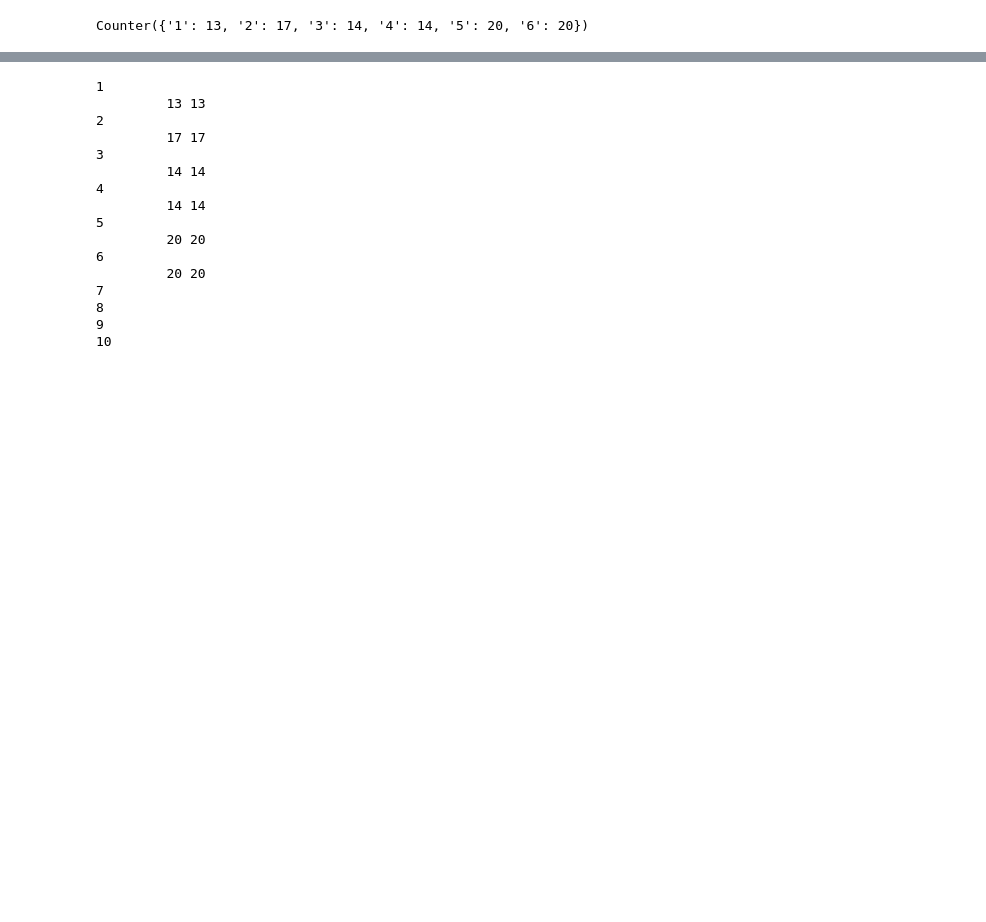
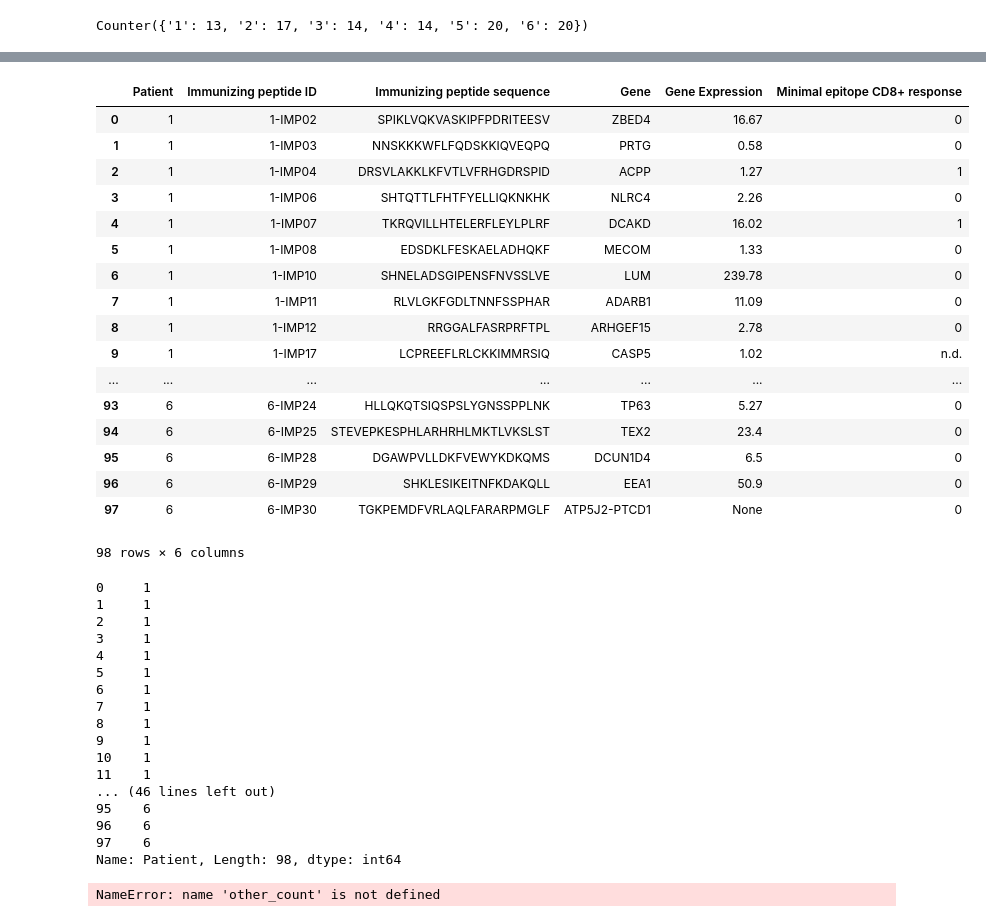
Before and after one commit to openvax/ott-wu-2017-data, a Jupyter notebook: Collect immunizing peptides from Supp 4.ipynb, the cells around one changed output, grey strips where cells are left out. Drawn from its saved outputs; the diff is of its cells as text; code cells hidden in the pictures; blank space fills up the shorter version.

```diff
--- a/Collect immunizing peptides from Supp 4.ipynb
+++ b/Collect immunizing peptides from Supp 4.ipynb
@@ -28,25 +101,46 @@ df_counts = pd.read_csv("Supplemental information 3.csv")
+# %%
+df_immunizing_peptides = pd.read_csv("immunizing-peptides.csv");
+df_immunizing_peptides
+# %% [output]
+|  | Patient | Immunizing peptide ID | Immunizing peptide sequence | Gene | Gene Expression | Minimal epitope CD8+ response |
+| 0 | 1 | 1-IMP02 | SPIKLVQKVASKIPFPDRITEESV | ZBED4 | 16.67 | 0 |
+| 1 | 1 | 1-IMP03 | NNSKKKWFLFQDSKKIQVEQPQ | PRTG | 0.58 | 0 |
+| 2 | 1 | 1-IMP04 | DRSVLAKKLKFVTLVFRHGDRSPID | ACPP | 1.27 | 1 |
+| 3 | 1 | 1-IMP06 | SHTQTTLFHTFYELLIQKNKHK | NLRC4 | 2.26 | 0 |
+| 4 | 1 | 1-IMP07 | TKRQVILLHTELERFLEYLPLRF | DCAKD | 16.02 | 1 |
+| 5 | 1 | 1-IMP08 | EDSDKLFESKAELADHQKF | MECOM | 1.33 | 0 |
+| 6 | 1 | 1-IMP10 | SHNELADSGIPENSFNVSSLVE | LUM | 239.78 | 0 |
+| 7 | 1 | 1-IMP11 | RLVLGKFGDLTNNFSSPHAR | ADARB1 | 11.09 | 0 |
+| 8 | 1 | 1-IMP12 | RRGGALFASRPRFTPL | ARHGEF15 | 2.78 | 0 |
+| 9 | 1 | 1-IMP17 | LCPREEFLRLCKKIMMRSIQ | CASP5 | 1.02 | n.d. |
+| ... | ... | ... | ... | ... | ... | ... |
+| 93 | 6 | 6-IMP24 | HLLQKQTSIQSPSLYGNSSPPLNK | TP63 | 5.27 | 0 |
+| 94 | 6 | 6-IMP25 | STEVEPKESPHLARHRHLMKTLVKSLST | TEX2 | 23.4 | 0 |
+| 95 | 6 | 6-IMP28 | DGAWPVLLDKFVEWYKDKQMS | DCUN1D4 | 6.5 | 0 |
+| 96 | 6 | 6-IMP29 | SHKLESIKEITNFKDAKQLL | EEA1 | 50.9 | 0 |
+| 97 | 6 | 6-IMP30 | TGKPEMDFVRLAQLFARARPMGLF | ATP5J2-PTCD1 | None | 0 |
+98 rows × 6 columns
 # %%
 # do the counts for each patient match our expections?
 for (patient, count) in zip(df_counts["Patient"], df_counts["Number of peptides included in vaccine"]):
-    patient = str(patient)
-    print(patient)
-    if patient in supp4_counts:
-        print("\t %d %d" % (supp4_counts[patient], int(count)))
-        assert supp4_counts[patient] == int(count)
+    print((df_immunizing_peptides["Patient"]))
+    print("\t %s %d %d" % (patient, other_count, int(count)))
 # %% [output]
-1
-         13 13
-2
-         17 17
-3
-         14 14
-4
-         14 14
-5
-         20 20
-6
-         20 20
-7
-8
-9
-10
+0     1
+1     1
+2     1
+3     1
+4     1
+5     1
+6     1
+7     1
+8     1
+9     1
+10    1
+11    1
+... (46 lines left out)
+95    6
+96    6
+97    6
+Name: Patient, Length: 98, dtype: int64
+NameError: name 'other_count' is not defined
```
Also changed, not shown: parts of 10 cells of this notebook, 2 other files.
